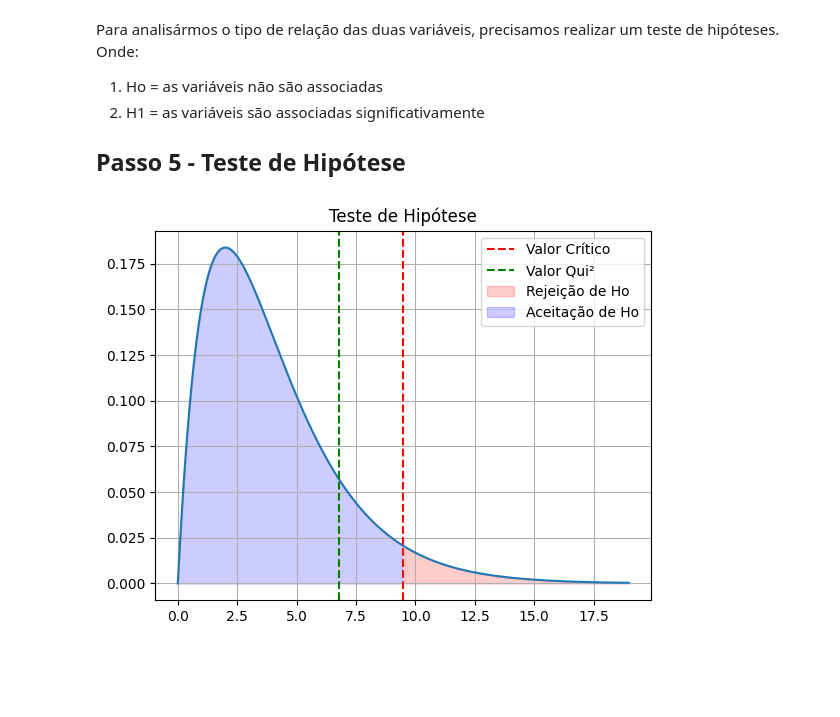
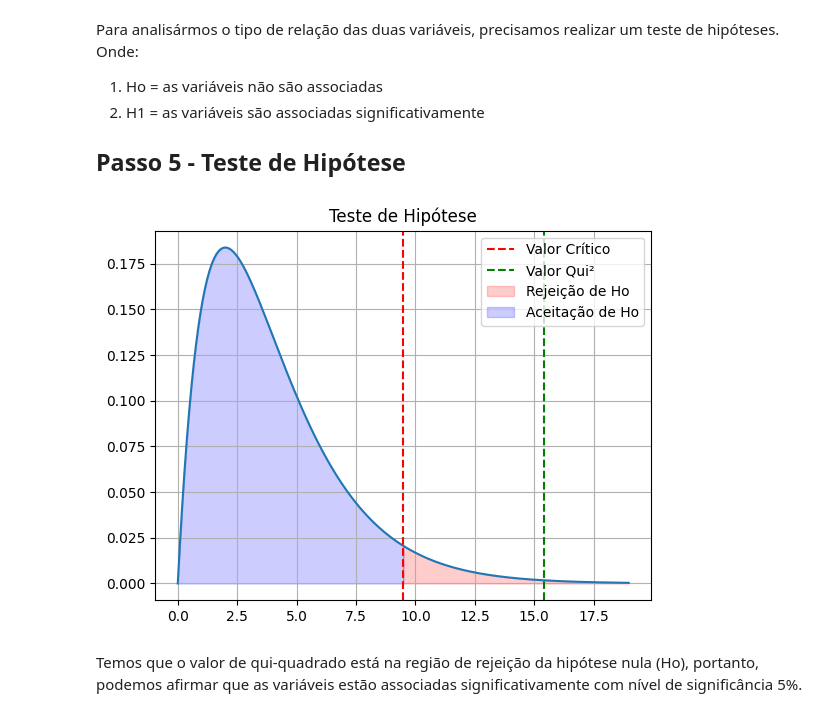
Before and after one commit to vitormarx/ciencia-de-dados, a Jupyter notebook: notebooks/estatística descritiva/Estatística_qui_quadrado.ipynb, the cells around one changed output. Saved outputs shown, nothing was run; the diff lists cells and outputs as text; code cells hidden in the pictures; blank space fills up the shorter version.

Commit message:
modificação qui-quadrado

```diff
--- a/notebooks/estatística descritiva/Estatística_qui_quadrado.ipynb
+++ b/notebooks/estatística descritiva/Estatística_qui_quadrado.ipynb
@@ -28,7 +28,7 @@ Aqui serão apresentados o passo-a-passo por trás do teste qui-quadrado de duas
 A base de dados terá 200 amostras de avaliações de satisfação de pessoas com os planos de saúde "Total Health", "Viva Vida" e "Mena Saúde". As avaliações estão dispostas entre os níveis "Baixo", "Médio" e "Alto".
 # %%
 # Nomes dos planos de saúde e níveis de satisfação
-
+df = pd.read_csv('https://raw.githubusercontent.com/vitormarx/ciencia-de-dados/main/datasets/satisfacao.csv', delimiter=';')
 
 # Exiba as primeiras linhas do DataFrame
 df.head()
@@ -44,7 +44,7 @@ df.head()
 
 A forma mais simples de resumir um conjunto de dados provenientes de duas variáveis qualitativas é por meio de uma tabela de distribuição conjunta de frequências, neste caso específico denominada tabela de contingência ou tabela de classificação cruzada (cross-tabulation) ou, ainda, tabela de correspondência que exibe, de forma conjunta, as frequências absolutas ou relativas das categorias da variável X, representada no eixo das abscissas, e da variável Y, representada no eixo das ordenadas.
 # %%
-tabela_dcf = df.pivot_table(index='plano', columns='nivel_satisfacao', aggfunc='size', fill_value=0)
+tabela_dcf = df.pivot_table(index='Operadora', columns='Nível de satisfação', aggfunc='size', fill_value=0)
 tabela_dcf = tabela_dcf.reindex(index=['Total Health', 'Viva Vida', 'Mena Saúde'], columns=['Baixo', 'Médio', 'Alto'])
 tabela_dcf.head()
 # %% [output]
@@ -58,15 +58,16 @@ tabela_dcf.head()
 
 A distribuição conjunta de frequências relativas em relação ao total de cada linha e a distribuição conjunta de frequências relativas em relação ao total de cad coluna.
 # %%
-freq_plano = df.plano.value_counts()
-freq_ns = df.nivel_satisfacao.value_counts()
+n = len(df)
+freq_Operadora = df.Operadora.value_counts()
+freq_ns = df['Nível de satisfação'].value_counts()
 
-freq_esperada = pd.DataFrame(index=freq_plano.index, columns=freq_ns.index)
+freq_esperada = pd.DataFrame(index=freq_Operadora.index, columns=freq_ns.index)
 
-for plano in freq_plano.index:
+for Operadora in freq_Operadora.index:
     for satisfacao in freq_ns.index:
-        probabilidade_conjunta = (freq_plano[plano] * freq_ns[satisfacao])/n
-        freq_esperada.at[plano, satisfacao] = probabilidade_conjunta
+        probabilidade_conjunta = (freq_Operadora[Operadora] * freq_ns[satisfacao])/n
+        freq_esperada.at[Operadora, satisfacao] = probabilidade_conjunta
 
 tabela_fe = freq_esperada.reindex(index=['Total Health', 'Viva Vida', 'Mena Saúde'], columns=['Baixo', 'Médio', 'Alto'])
 tabela_fe.head()
@@ -107,22 +109,24 @@ Para analisármos o tipo de relação das duas variáveis, precisamos realizar u
 # %%
 # realizando teste de hipóteses
 alpha = 0.05
-graus_de_liberdade = int((len(df.nivel_satisfacao.value_counts().index)-1) + (len(df.plano.value_counts().index)-1))
+graus_de_liberdade = int((len(df['Nível de satisfação'].value_counts().index)-1) + (len(df.Operadora.value_counts().index)-1))
 valor_critico = stats.chi2.ppf(1 - alpha, graus_de_liberdade) # tabela
 
 x = np.linspace(0, 2 * valor_critico, n)
 y = stats.chi2.pdf(x, graus_de_liberdade) #distribuição qui-quadrado
 
 plt.plot(x, y)
 plt.axvline(x=valor_critico, color='red', linestyle='--', label=f'Valor Crítico')
 plt.axvline(x=X2, color='green', linestyle='--', label=f'Valor Qui²')
 plt.fill_between(x, 0, y, where=(x >= valor_critico), color='red', alpha=0.2, label='Rejeição de Ho')
 plt.fill_between(x, 0, y, where=(x <= valor_critico), color='blue', alpha=0.2, label='Aceitação de Ho')
 
 
 plt.title(f'Teste de Hipótese')
 plt.legend()
 plt.grid(True)
 plt.show()
 # %% [output]
-[figure, old version]
+[figure, new version]
+# %% [markdown]
+Temos que o valor de qui-quadrado está na região de rejeição da hipótese nula (Ho), portanto, podemos afirmar que as variáveis estão associadas significativamente com nível de significância 5%.
```
Also changed, not shown: parts of 5 cells of this notebook.
